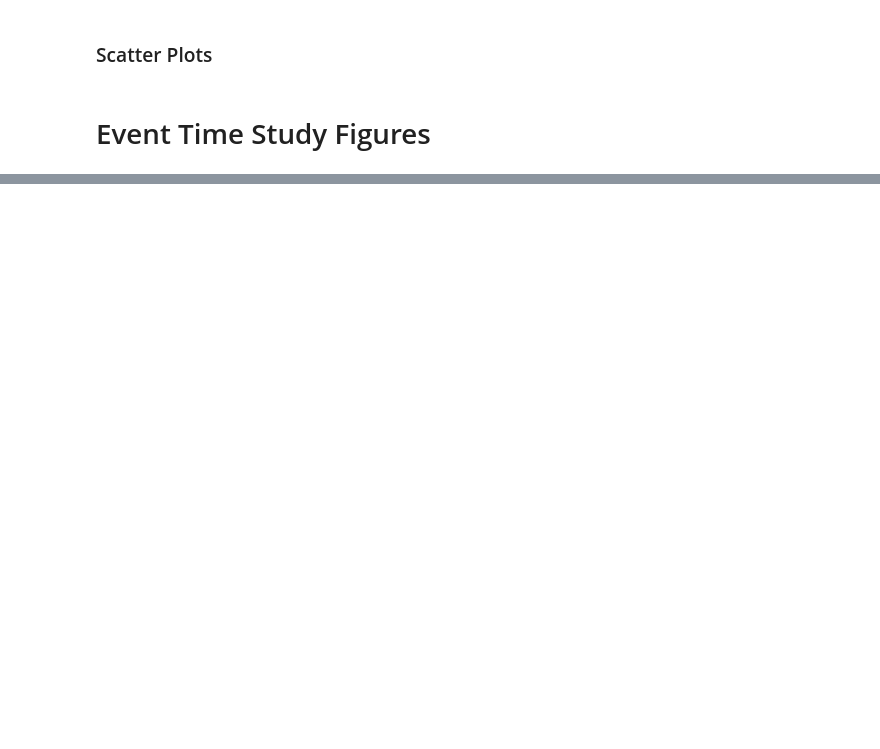
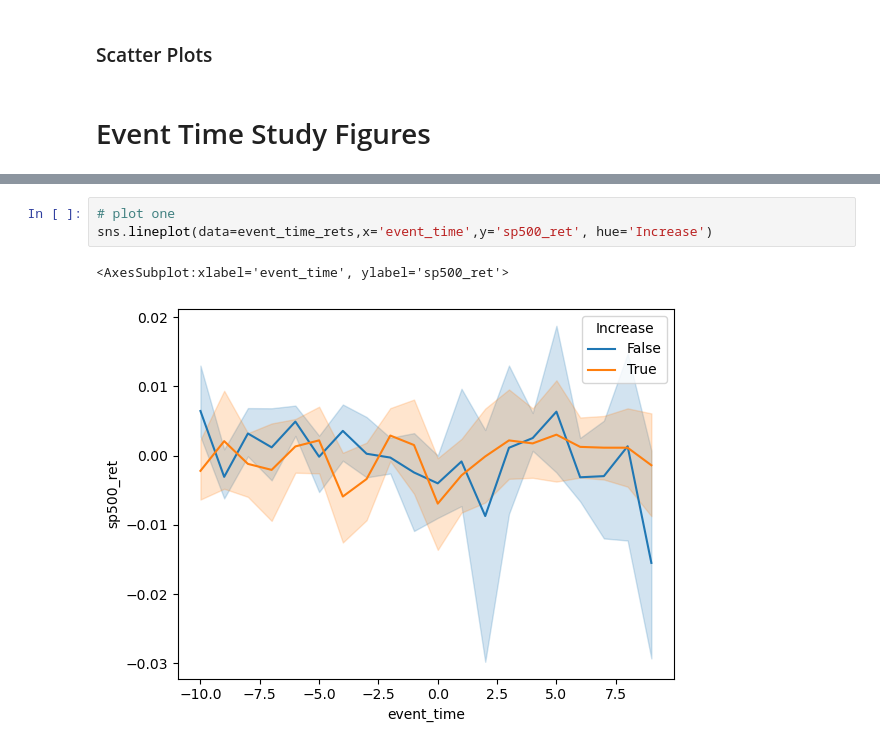
Before and after one commit to mab923/finalteamproject, a Jupyter notebook: Final_Project.ipynb, the cells around one changed output, grey strips where cells are left out. Saved outputs shown, nothing was run; the diff lists cells and outputs as text; blank space fills up the shorter version.

```diff
--- a/Final_Project.ipynb
+++ b/Final_Project.ipynb
@@ -472,0 +254,6 @@ Text(0, 0.5, 'Average Return')
+# %%
+# plot one
+sns.lineplot(data=event_time_rets,x='event_time',y='sp500_ret', hue='Increase')
+# %% [output]
+<AxesSubplot:xlabel='event_time', ylabel='sp500_ret'>
+[figure, added]
```
Also changed, not shown: parts of 31 cells of this notebook.
